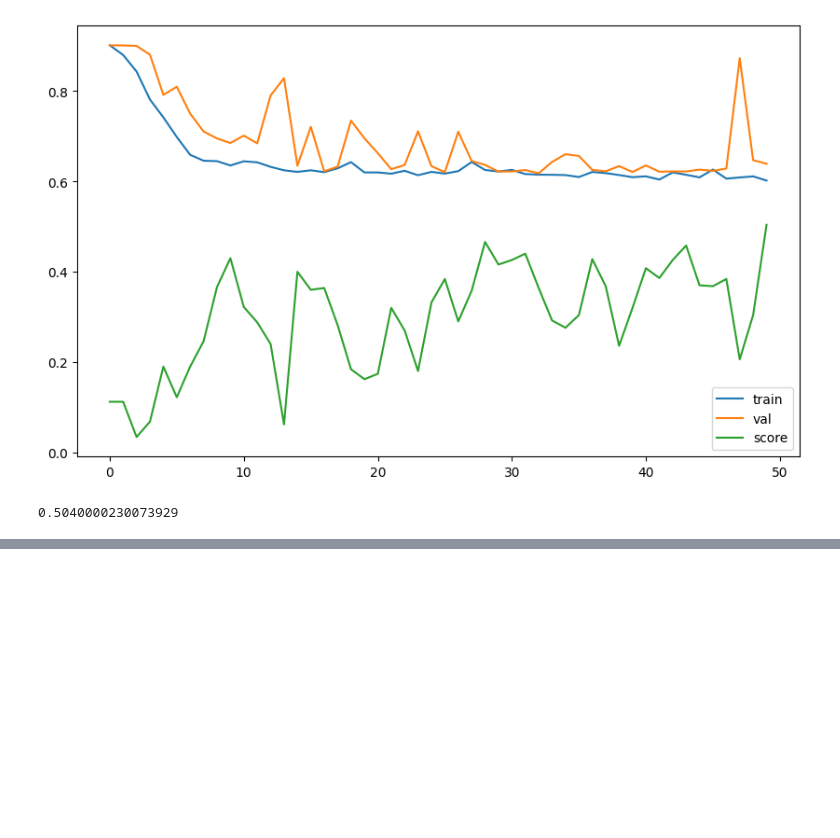
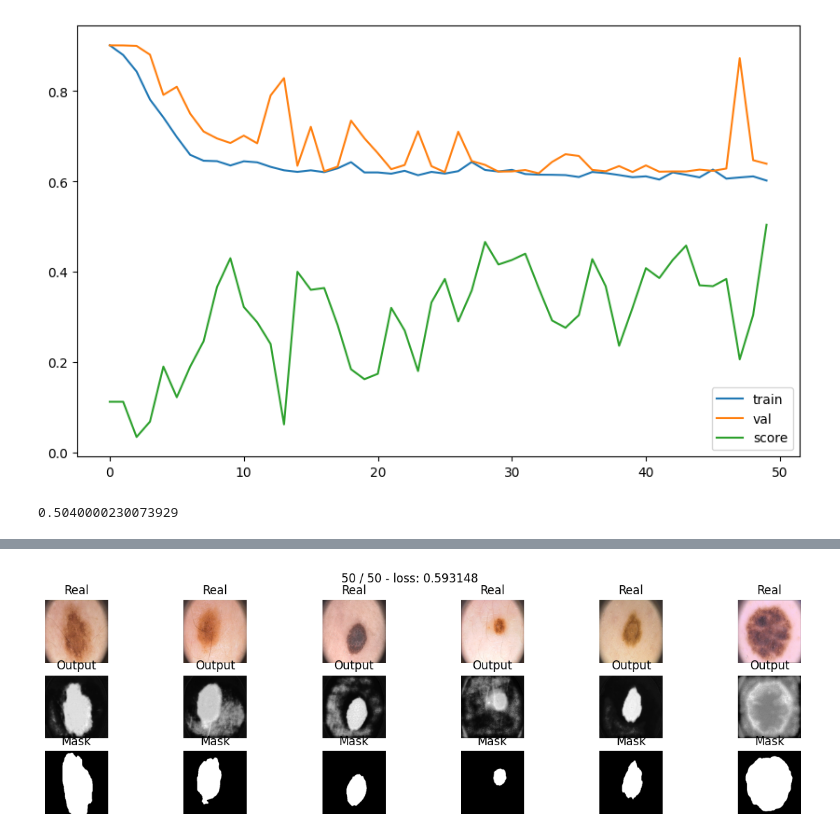
Before and after one commit to vasil-gr/DeepLearningSchool, a Jupyter notebook: DLS. HW6. Semantic Segmentation (Block 16, tasks 1-3).ipynb, the cells around one changed output, grey strips where cells are left out. Drawn from its saved outputs; the diff is of its cells as text; code cells hidden in the pictures; blank space fills up the shorter version.

```diff
--- a/DLS. HW6. Semantic Segmentation (Block 16, tasks 1-3).ipynb
+++ b/DLS. HW6. Semantic Segmentation (Block 16, tasks 1-3).ipynb
@@ -690,0 +836,12 @@ print(max(segnet_boundary_hist[2]))
+# %%
+unet_model = UNet().to(device)
+# %%
+unet_bce_hist = []
+max_epochs = 50
+optimaizer = optim.Adam(unet_model.parameters())
+v_loss, t_loss, t_score = train(unet_model, optimaizer, bce_loss, max_epochs, data_tr, data_val)
+unet_bce_hist.append(v_loss)
+unet_bce_hist.append(t_loss)
+unet_bce_hist.append(t_score)
+# %% [output]
+[figure, added]
```
Also changed, not shown: parts of 26 cells of this notebook.
